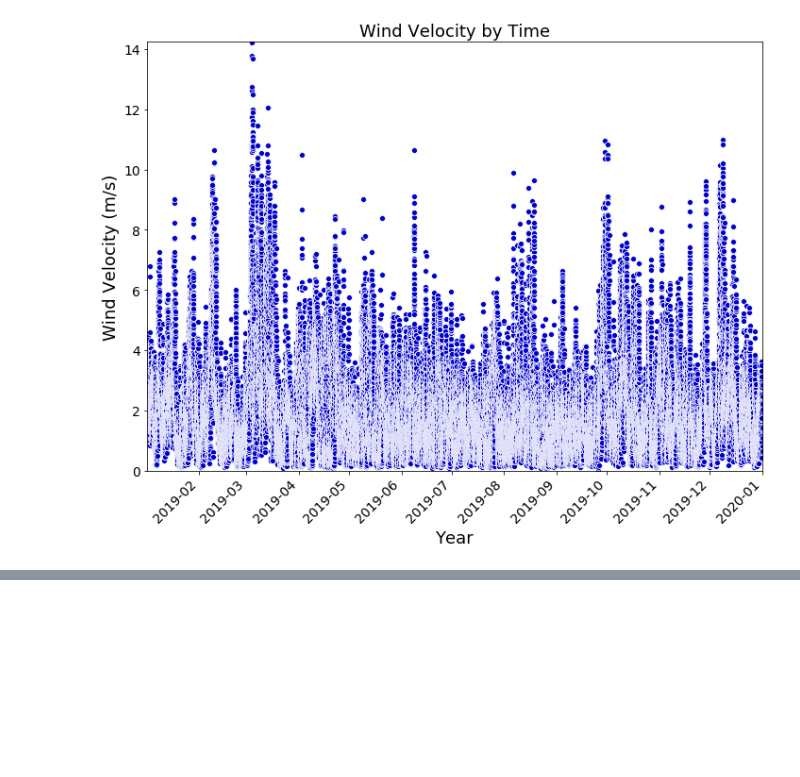
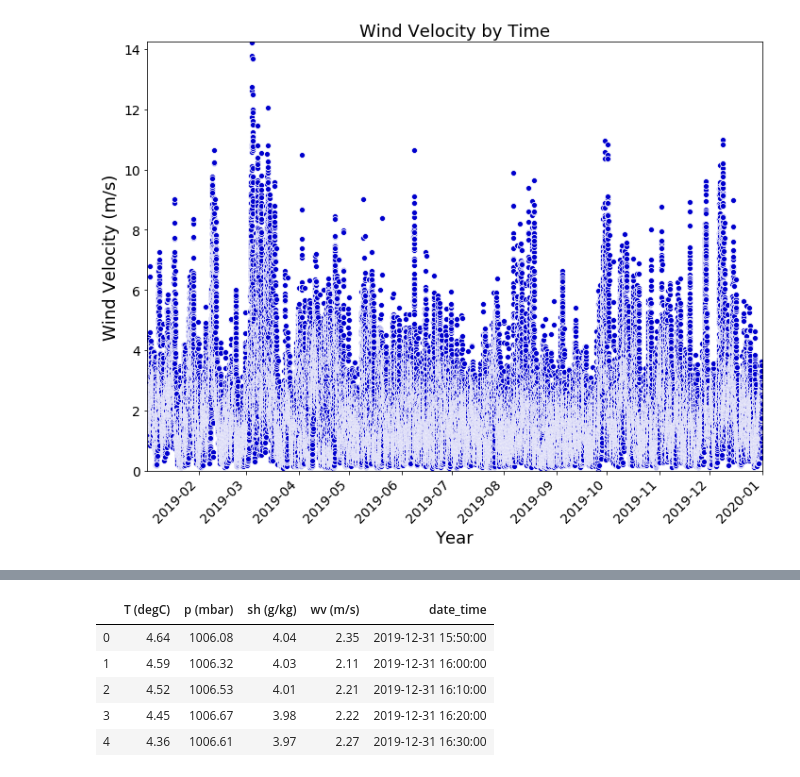
Before and after one commit to stacyshingleton/building_a_time_series_model, a Jupyter notebook: time_series_test_data_2019.ipynb, the cells around one changed output, grey strips where cells are left out. Saved outputs shown, nothing was run; the diff lists cells and outputs as text; code cells hidden in the pictures; blank space fills up the shorter version.

```diff
--- a/time_series_test_data_2019.ipynb
+++ b/time_series_test_data_2019.ipynb
@@ -137,3 +105,3 @@ memory usage: 8.8 MB
 # %%
-weather_data.drop_duplicates(keep = 'first', inplace  = True)
+prediction_df.drop_duplicates(keep = 'first', inplace  = True)
 # %%
@@ -211,0 +136,14 @@ scatter_function(weather_data['date_time'], weather_data['wd (deg)'], 'Wind Dire
+# %%
+pred_date_range = prediction_df.iloc[-50:]
+# %%
+pred_date_range.reset_index(inplace = True)
+pred_date_range.drop('index', axis = 1, inplace = True)
+# %%
+pred_date_range.head()
+# %% [output]
+|  | T (degC) | p (mbar) | sh (g/kg) | wv (m/s) | date_time |
+| 0 | 4.64 | 1006.08 | 4.04 | 2.35 | 2019-12-31 15:50:00 |
+| 1 | 4.59 | 1006.32 | 4.03 | 2.11 | 2019-12-31 16:00:00 |
+| 2 | 4.52 | 1006.53 | 4.01 | 2.21 | 2019-12-31 16:10:00 |
+| 3 | 4.45 | 1006.67 | 3.98 | 2.22 | 2019-12-31 16:20:00 |
+| 4 | 4.36 | 1006.61 | 3.97 | 2.27 | 2019-12-31 16:30:00 |
```
Also changed, not shown: parts of 20 cells of this notebook, 9 other files.
